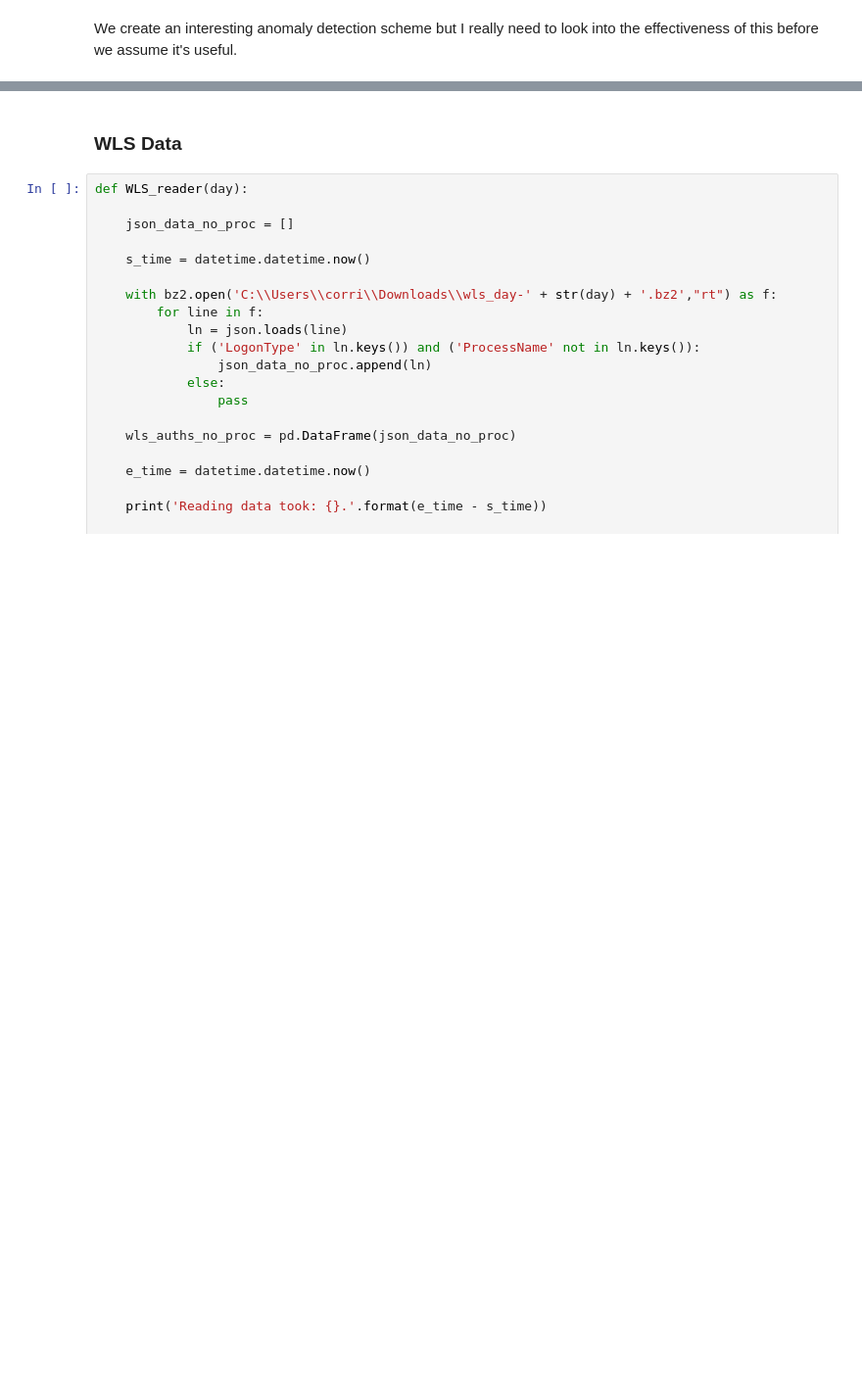
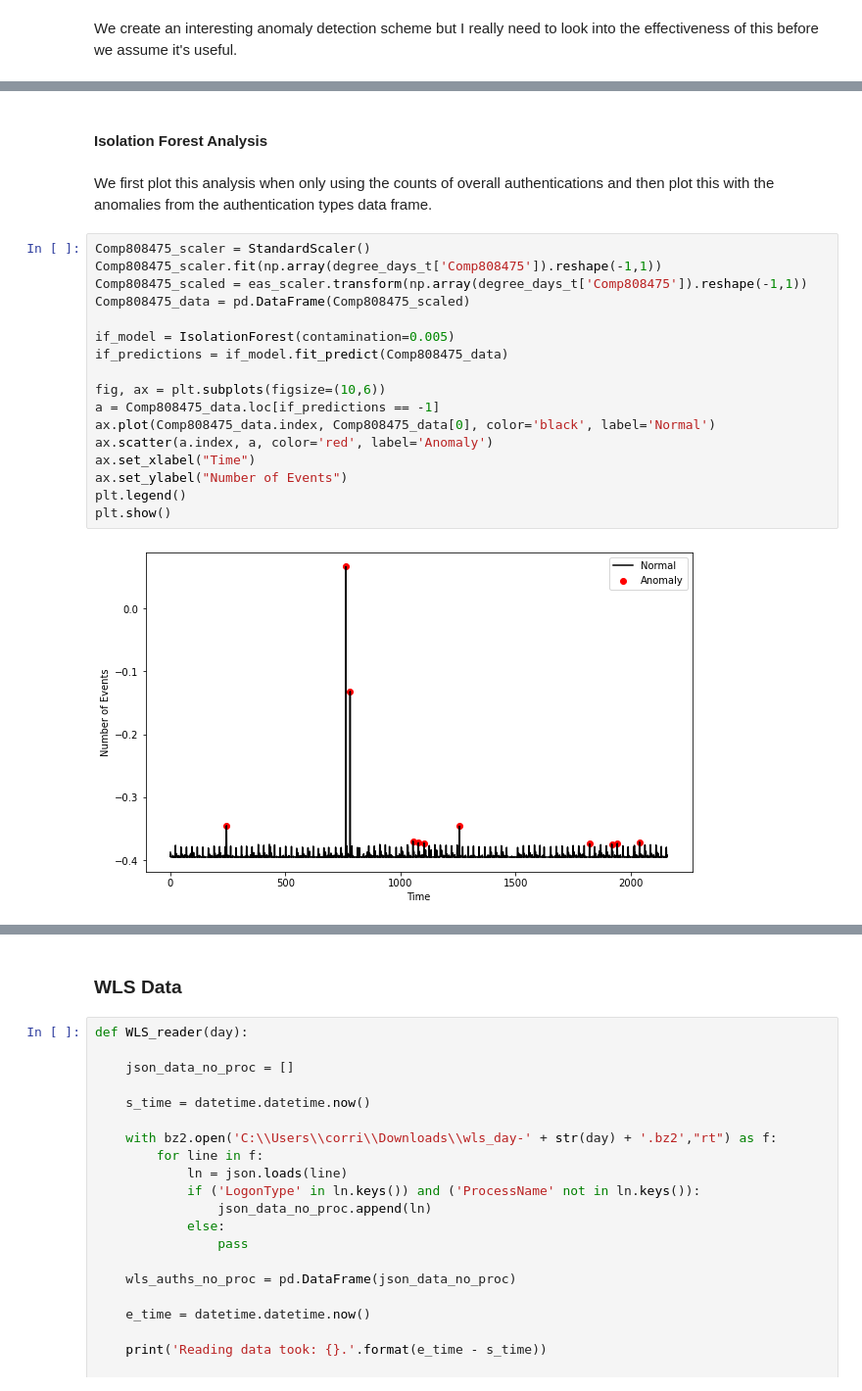
Before and after one commit to gabejg/Advanced-Cyber-Analytics-for-Attack-Detection, a Jupyter notebook: Matt/Data Evaluation.ipynb, the cells around one changed output, grey strips where cells are left out. Shown at 98% size. Cells and saved outputs as stored; diff of their text form; blank space fills up the shorter version.

Commit message:
Isolation Forest Analysis

```diff
--- a/Matt/Data Evaluation.ipynb
+++ b/Matt/Data Evaluation.ipynb
@@ -1155,0 +1214,23 @@ We create an interesting anomaly detection scheme but I really need to look into
+# %% [markdown]
+#### Isolation Forest Analysis
+# %% [markdown]
+We first plot this analysis when only using the counts of overall authentications and then plot this with the anomalies from the authentication types data frame.
+# %%
+Comp808475_scaler = StandardScaler()
+Comp808475_scaler.fit(np.array(degree_days_t['Comp808475']).reshape(-1,1))
+Comp808475_scaled = eas_scaler.transform(np.array(degree_days_t['Comp808475']).reshape(-1,1))
+Comp808475_data = pd.DataFrame(Comp808475_scaled)
+
+if_model = IsolationForest(contamination=0.005)
+if_predictions = if_model.fit_predict(Comp808475_data)
+
+fig, ax = plt.subplots(figsize=(10,6))
+a = Comp808475_data.loc[if_predictions == -1]
+ax.plot(Comp808475_data.index, Comp808475_data[0], color='black', label='Normal')
+ax.scatter(a.index, a, color='red', label='Anomaly')
+ax.set_xlabel("Time")
+ax.set_ylabel("Number of Events")
+plt.legend()
+plt.show()
+# %% [output]
+[figure, added]
```
Also changed, not shown: parts of 37 cells of this notebook, 2 other files.
